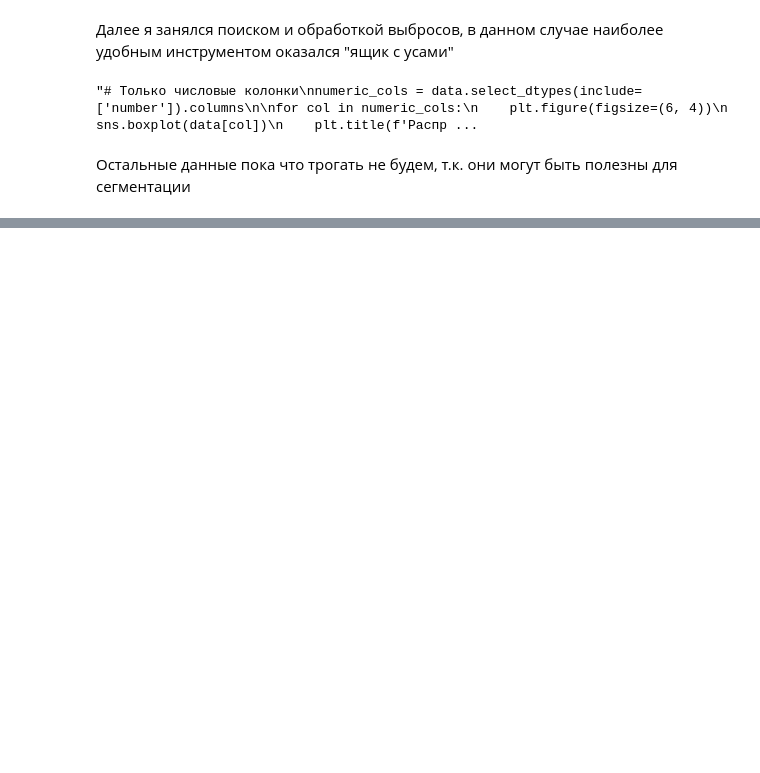
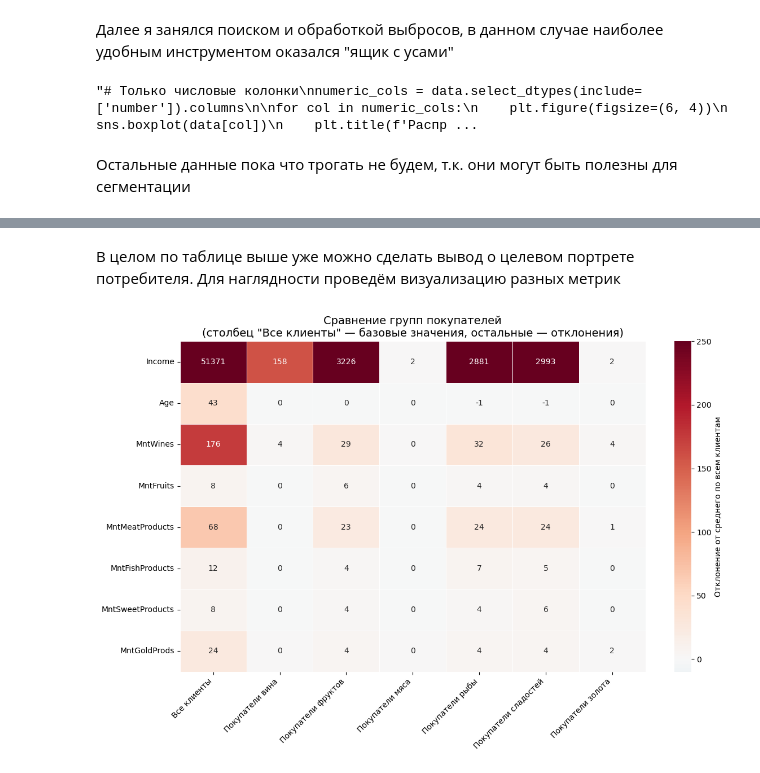
Before and after one commit to dissectingDreams/customer_personality_analysis, a Jupyter notebook: main.ipynb, the cells around one changed output, grey strips where cells are left out. Saved outputs shown, nothing was run; the diff lists cells and outputs as text; code cells hidden in the pictures; blank space fills up the shorter version.

Commit message:
Update main.ipynb
добавлена визуализация для разных метрик

```diff
--- a/main.ipynb
+++ b/main.ipynb
@@ -198,0 +209,37 @@ comparison_table
+# %% [markdown]
+В целом по таблице выше уже можно сделать вывод о целевом портрете потребителя. Для наглядности проведём визуализацию разных метрик
+# %%
+plot_data = final_table.loc[numeric_features].copy().astype(float)
+
+#Сохраняем базовый столбец
+baseline = plot_data['Все клиенты']
+
+# 3. Вычитаем базовый столбец из ВСЕХ (включая его самого)
+plot_data_diff = plot_data.subtract(baseline, axis=0)
+
+# 4. Теперь в столбце «Все клиенты» — нули.
+#    Заменяем их на исходные значения (медианы)
+plot_data_diff['Все клиенты'] = baseline.values
+
+# 5. Строим тепловую карту
+plt.figure(figsize=(12, 8))
+sns.heatmap(plot_data_diff,
+            annot=True,
+            fmt='.0f',
+            cmap='RdBu_r',
+            center=0,
+            vmin=-10,
+            vmax=250,
+            cbar_kws={'label': 'Отклонение от среднего по всем клиентам'},
+            linewidths=0.5,
+            linecolor='white')
+
+plt.title('Сравнение групп покупателей\n'
+          '(столбец "Все клиенты" — базовые значения, остальные — отклонения)',
+          fontsize=14)
+
+plt.xticks(rotation=45, ha='right')
+plt.tight_layout()
+plt.show()
+# %% [output]
+[figure, added]
```
Also changed, not shown: parts of 7 cells of this notebook.
